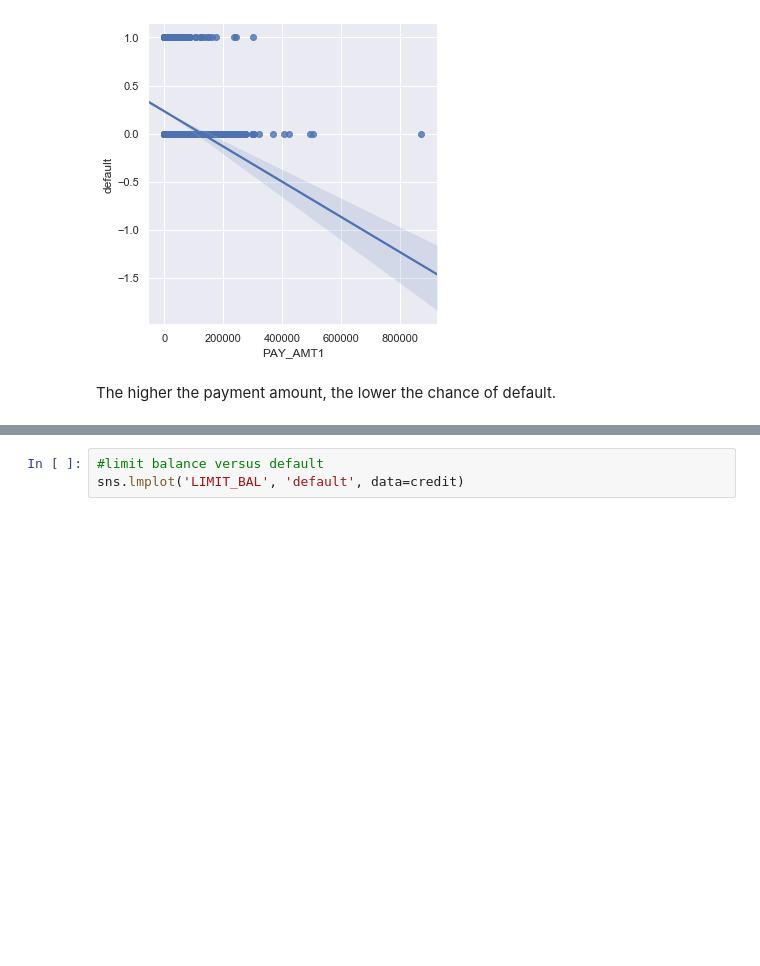
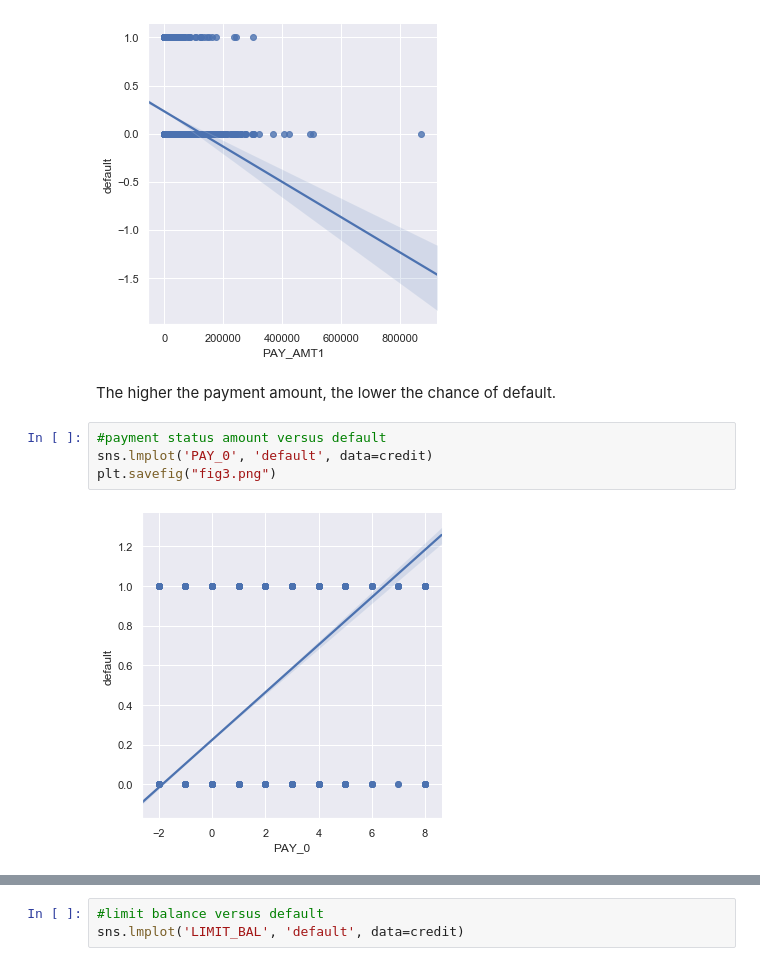
Before and after one commit to megball/Credit-default-analysis, a Jupyter notebook: Credit default analysis.ipynb, the cells around one changed output, grey strips where cells are left out. Drawn from its saved outputs; the diff is of its cells as text; blank space fills up the shorter version.

```diff
--- a/Credit default analysis.ipynb
+++ b/Credit default analysis.ipynb
@@ -648,3 +666,9 @@ sns.lmplot('PAY_AMT1', 'default', data=credit)
 [figure]
 # %% [markdown]
 The higher the payment amount, the lower the chance of default.
+# %%
+#payment status amount versus default
+sns.lmplot('PAY_0', 'default', data=credit)
+plt.savefig("fig3.png")
+# %% [output]
+[figure, added]
```
Also changed, not shown: parts of 46 cells of this notebook.
